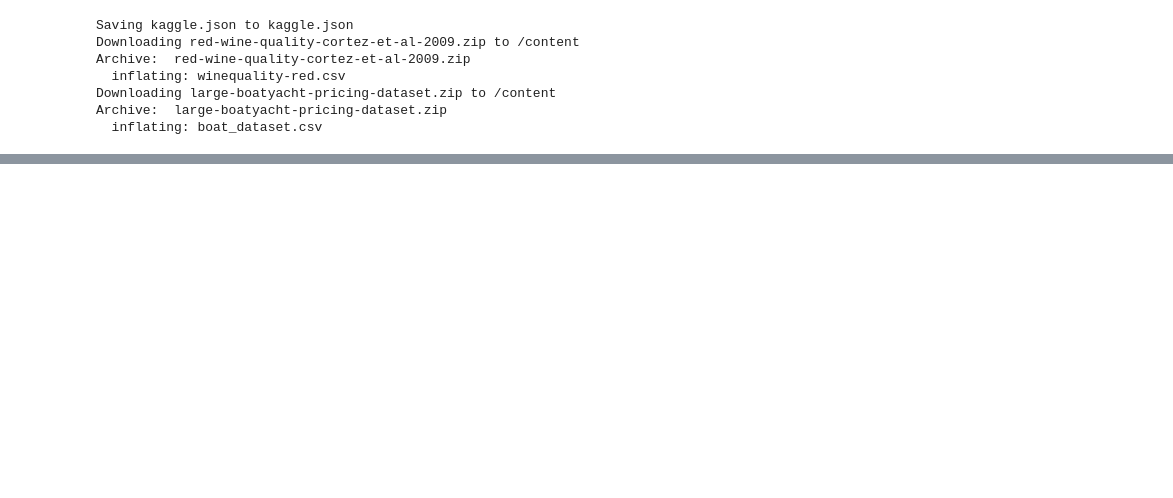
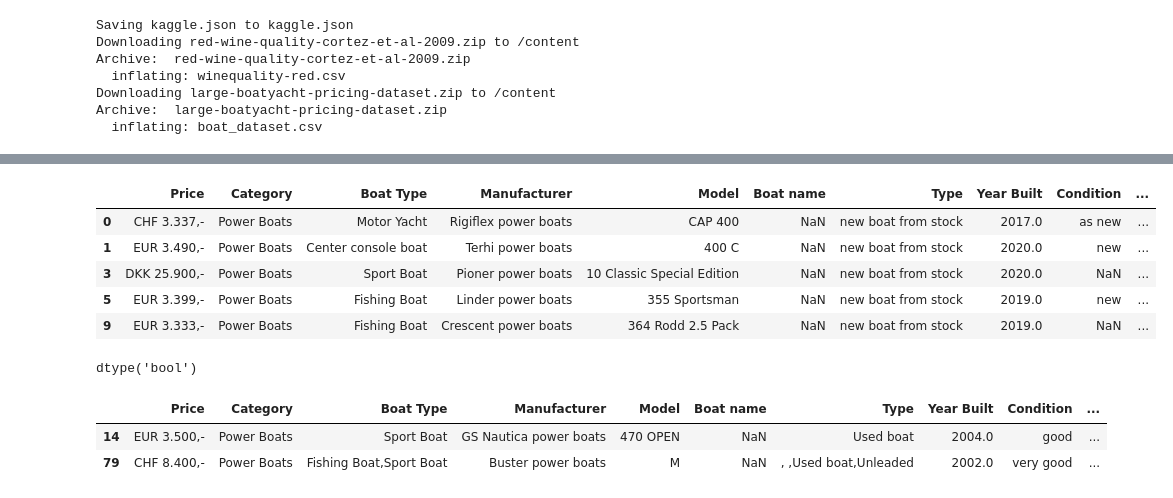
Before and after one commit to MattPfeiffer85/OVFAcadamy, a Jupyter notebook: NewCode.ipynb, the cells around one changed output, grey strips where cells are left out. Drawn from its saved outputs; the diff is of its cells as text; code cells hidden in the pictures; blank space fills up the shorter version.

```diff
--- a/NewCode.ipynb
+++ b/NewCode.ipynb
@@ -168,0 +177,20 @@ last_list
+# %%
+df[df['Year Built'] > 2000].head()
+# %% [output]
+|  | Price | Category | Boat Type | Manufacturer | Model | Boat name | Type | Year Built | Condition | ... |
+| 0 | CHF 3.337,- | Power Boats | Motor Yacht | Rigiflex power boats | CAP 400 | NaN | new boat from stock | 2017.0 | as new | ... |
+| 1 | EUR 3.490,- | Power Boats | Center console boat | Terhi power boats | 400 C | NaN | new boat from stock | 2020.0 | new | ... |
+| 3 | DKK 25.900,- | Power Boats | Sport Boat | Pioner power boats | 10 Classic Special Edition | NaN | new boat from stock | 2020.0 | NaN | ... |
+| 5 | EUR 3.399,- | Power Boats | Fishing Boat | Linder power boats | 355 Sportsman | NaN | new boat from stock | 2019.0 | new | ... |
+| 9 | EUR 3.333,- | Power Boats | Fishing Boat | Crescent power boats | 364 Rodd 2.5 Pack | NaN | new boat from stock | 2019.0 | NaN | ... |
+# %%
+mask1.dtypes
+# %% [output]
+dtype('bool')
+# %%
+mask2 = df['Year Built'].between(2001,2005)
+df[mask2].head(2)
+# %% [output]
+|  | Price | Category | Boat Type | Manufacturer | Model | Boat name | Type | Year Built | Condition | ... |
+| 14 | EUR 3.500,- | Power Boats | Sport Boat | GS Nautica power boats | 470 OPEN | NaN | Used boat | 2004.0 | good | ... |
+| 79 | CHF 8.400,- | Power Boats | Fishing Boat,Sport Boat | Buster power boats | M | NaN | , ,Used boat,Unleaded | 2002.0 | very good | ... |
```
Also changed, not shown: parts of 27 cells of this notebook.
